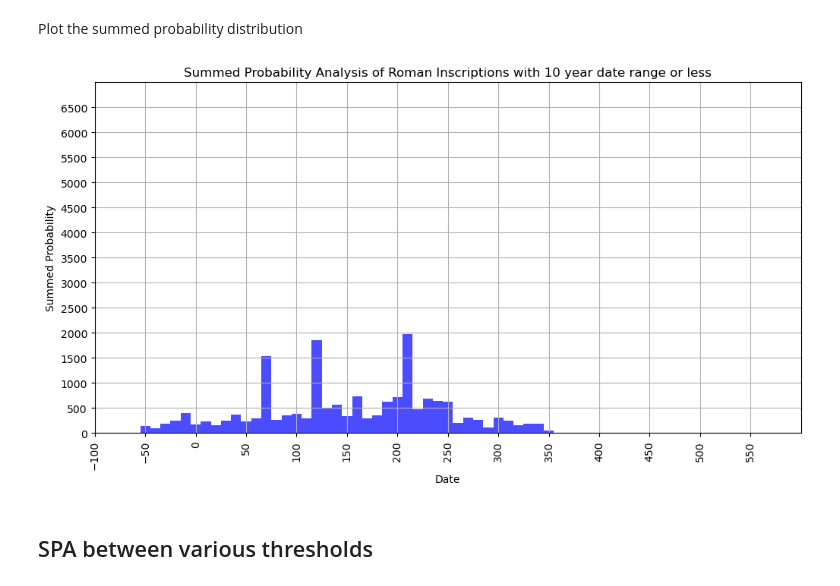
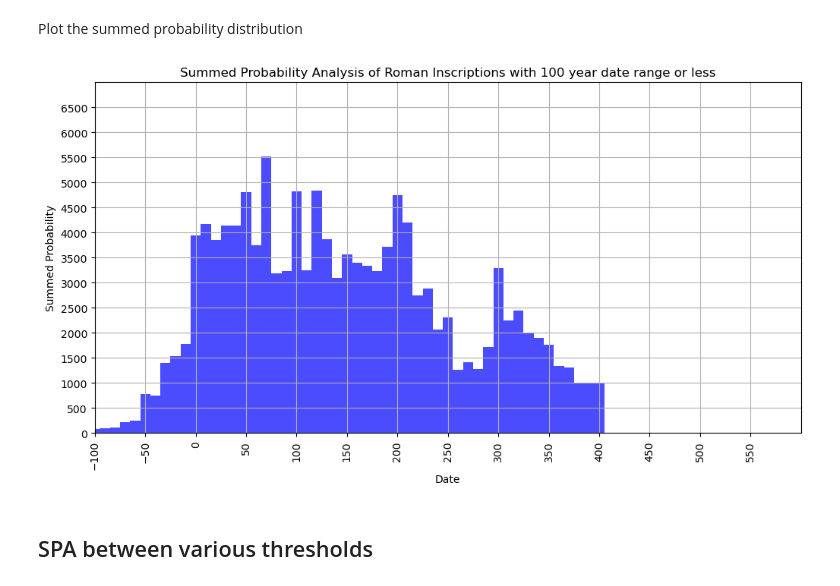
Before and after one commit to saross/inscriptions, a Jupyter notebook: inscriptions-spa.ipynb, the cells around one changed output. Saved outputs shown, nothing was run; the diff lists cells and outputs as text; code cells hidden in the pictures.

```diff
--- a/inscriptions-spa.ipynb
+++ b/inscriptions-spa.ipynb
@@ -90,3 +100,12 @@ type_of_inscription_auto_prob
+# %%
+# Define a function to swap 'not_before' and 'not_after' when 'not_before' > 'not_after'
+def swap_dates(row):
+    if row['not_before'] > row['not_after']:
+        row['not_before'], row['not_after'] = row['not_after'], row['not_before']
+    return row
+
+# Apply the function to swap the dates
+lire = lire.apply(swap_dates, axis=1)
 # %% [markdown]
 # Overview: SPA of the entire LIRE dataset
 # %% [markdown]
@@ -326,5 +344,5 @@ Filter dataset to include only inscriptions with a date range of 10 years or les
 # %%
-filtered_lire = lire[lire['date_range'] <= 10]
+filtered_lire = lire[lire['date_range'] <= 100]
 # %% [markdown]
 Run the SPA as above, but on the filtered dataset
 # %%
@@ -360,27 +378,27 @@ Plot the summed probability distribution
 # %%
 # Recalculate x_values to match summed_prob to avoid a ValueError: shape mismatch between them
 x_values = np.arange(earliest_date, earliest_date + resolution*num_bins, resolution)
 
 # Create the plot
 plt.figure(figsize=(12, 6))
 plt.bar(x_values, summed_prob, width=resolution, color='blue', alpha=0.7)
 
 # Add labels and title
 plt.xlabel('Date')
 plt.ylabel('Summed Probability')
-plt.title('Summed Probability Analysis of Roman Inscriptions with 10 year date range or less')
+plt.title('Summed Probability Analysis of Roman Inscriptions with 100 year date range or less')
 
 # set axis limits and grid
 plt.xlim([-100, 600])
 plt.ylim([0, 7000])
 plt.grid(True)
 plt.xticks(np.arange(-100, 600, 50), rotation='vertical')  # Change 10 to the desired tick interval for the x-axis
 plt.yticks(np.arange(0, 7000, 500))  # Change 500 to the desired tick interval for the y-axis
 
 # Show the plot
 plt.show()
 # %% [output]
-[figure, old version]
+[figure, new version]
 # %% [markdown]
 ## SPA between various thresholds
 # %% [markdown]
```
Also changed, not shown: parts of 10 cells of this notebook, 1 other file.
